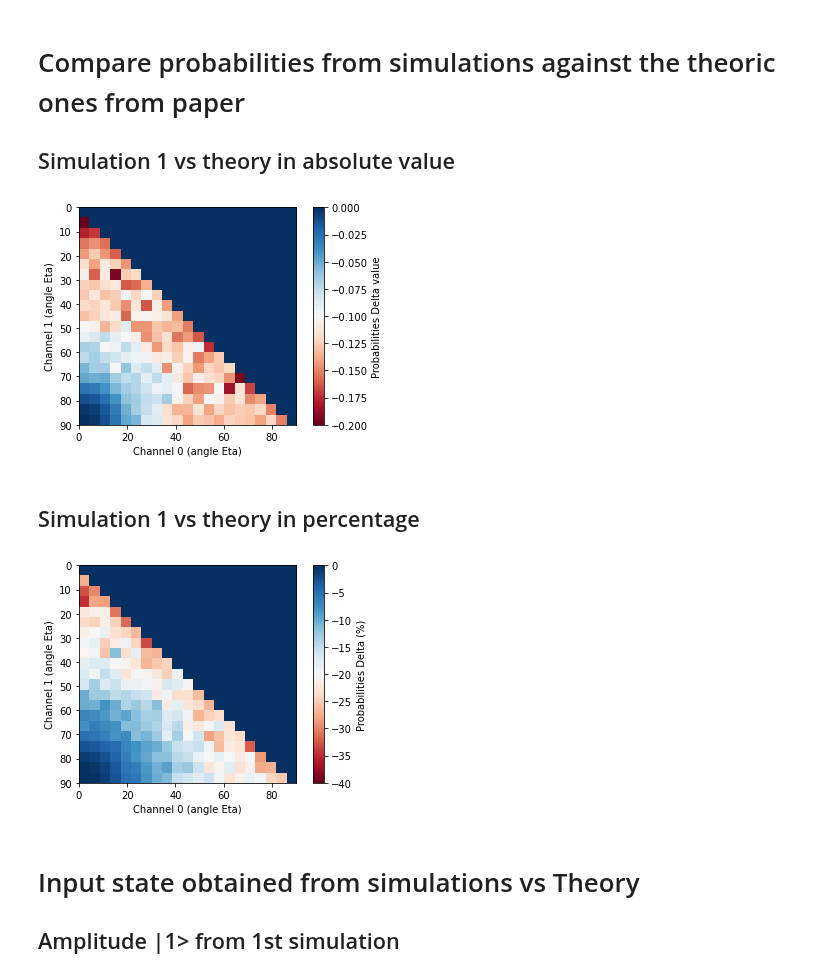
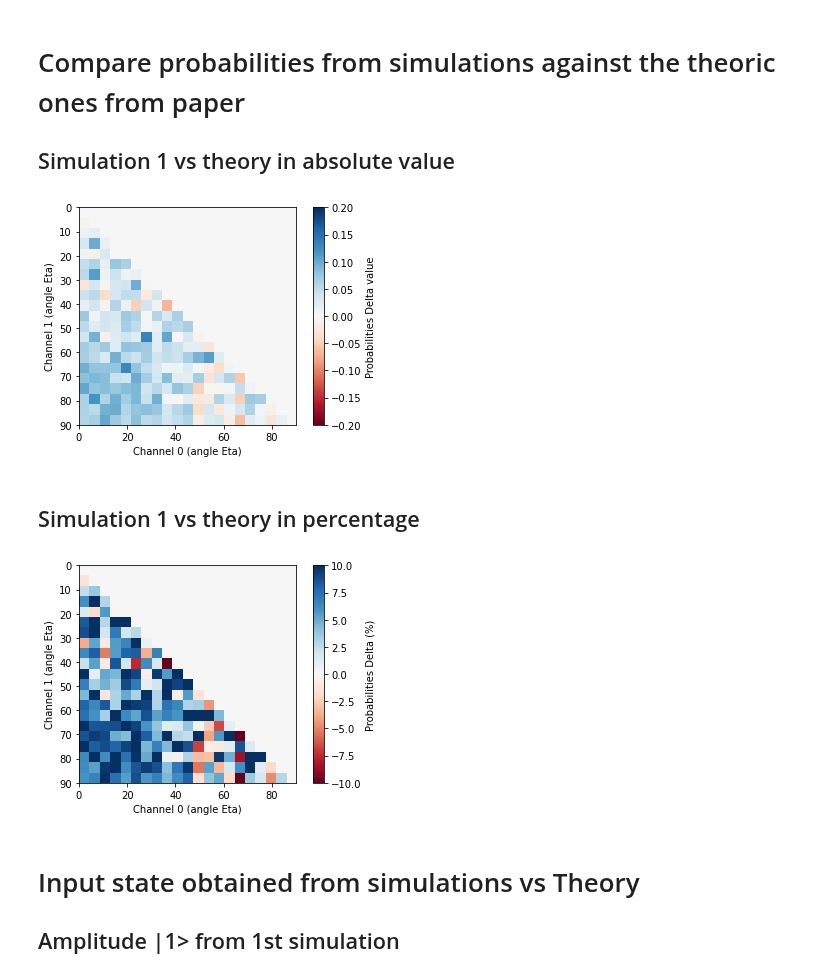
Before and after one commit to iamtxena/quantum-channel-discrimination, a Jupyter notebook: src/Probabilities and amplitudes from result2.ipynb, the cells around one changed output. Saved outputs shown, nothing was run; the diff lists cells and outputs as text; code cells hidden in the pictures.

```diff
--- a/src/Probabilities and amplitudes from result2.ipynb
+++ b/src/Probabilities and amplitudes from result2.ipynb
@@ -70,17 +72,17 @@ result1 = MAX
 Plot the probabilities array for both simulations
 # %%
 X1 = []
-for eta_pair in result1['lambda_pairs']:
+for eta_pair in result1['eta_pairs']:
+    X1.append(eta_pair[0])
     X1.append(eta_pair[1])
-    X1.append(eta_pair[0])
 X1 = sorted(list(dict.fromkeys(X1)))
 lenx1 = len(X1)
 probs1 = np.zeros((lenx1,lenx1))
 values1 = list(result1.values())
 for ind_prob in range(len(values1[2])):
-    ind_0 = X1.index(result1['lambda_pairs'][ind_prob][0])
-    ind_1 = X1.index(result1['lambda_pairs'][ind_prob][1])
-    probs1[ind_1, ind_0]= values1[2][ind_prob]
+    ind_0 = X1.index(result1['eta_pairs'][ind_prob][0])
+    ind_1 = X1.index(result1['eta_pairs'][ind_prob][1])
+    probs1[ind_0, ind_1]= values1[2][ind_prob]
 for i in range(len(X1)):
     probs1[i, i]= 0.5
 
@@ -99,7 +101,7 @@ plt.show()
 The following graph shows the optimization algorithm which provided the better result
 # %%
 X1 = []
-for eta_pair in result1['lambda_pairs']:
+for eta_pair in result1['eta_pairs']:
     X1.append(eta_pair[1])
     X1.append(eta_pair[0])
 X1 = sorted(list(dict.fromkeys(X1)))
@@ -107,8 +109,8 @@ lenx1 = len(X1)
 Optim1 = np.zeros((lenx1,lenx1))
 values1 = list(result1.values())
 for ind_prob in range(len(values1[1])):
-    ind_0 = X1.index(result1['lambda_pairs'][ind_prob][0])
-    ind_1 = X1.index(result1['lambda_pairs'][ind_prob][1])
+    ind_0 = X1.index(result1['eta_pairs'][ind_prob][0])
+    ind_1 = X1.index(result1['eta_pairs'][ind_prob][1])
     if values1[1][ind_prob] == 'CRS':
         Opt = 0.2
     elif values1[1][ind_prob] == 'DIRECT_L':
@@ -174,7 +176,7 @@ for eta_pair in two_pair_etas:
     Gamma = np.cos(GLOBAL_LAMBDA1) + np.cos(GLOBAL_LAMBDA0)
     if Gamma < 1/np.sqrt(2):
         best_probability = 1/2 + 1/4*(np.cos(GLOBAL_LAMBDA1) - np.cos(GLOBAL_LAMBDA0))/np.sqrt(1-Gamma*Gamma)
-        best_configuration = np.sqrt(1/(2 - 2 * Gamma * Gamma))
+        best_configuration = 1/(2 - 2 * Gamma * Gamma)
     else:
         best_probability = 1/2 * (np.sin(GLOBAL_LAMBDA0)*np.sin(GLOBAL_LAMBDA0) + np.cos(GLOBAL_LAMBDA1)*np.cos(GLOBAL_LAMBDA1))
         best_configuration = 1
@@ -224,47 +226,47 @@ plt.show()
 # Compare probabilities from simulations against the theoric ones from paper
  ## Simulation 1 vs theory in absolute value
 # %%
-Delta_prob2= probs3 - probs2
+Delta_prob1= probs3 - probs1
 
 fig = plt.figure('Difference in Probabilities (simulation vs. theory')
 ax1 = fig.add_subplot(111)
-im = ax1.imshow(Delta_prob2, cmap='RdBu', extent =(0, 90, 90, 0), vmin=-0.2, vmax=0)
+im = ax1.imshow(Delta_prob2, cmap='RdBu', extent =(0, 90, 90, 0), vmin=-0.2, vmax=0.2)
 cb = plt.colorbar(im, label = 'Probabilities Delta value')
 ax1.set_xlabel('Channel 0 (angle Eta)')
 ax1.set_ylabel('Channel 1 (angle Eta)')
 
 plt.show()
 # %% [output]
-[figure, old version]
+[figure, new version]
 # %% [markdown]
  ## Simulation 1 vs theory in percentage
 # %%
 Total_col, Total_row = Delta_prob1.shape
 col=Total_col
 Delta_Pc_prob1= np.zeros((Total_col,Total_row))
 while col > 0:
     row = Total_row
     while row > 0:
         if probs3[row-1, col-1] == 0:
             if Delta_prob1[row-1, col-1] == 0:
                 Delta_Pc_prob1[row-1, col-1]= 0
             else:
                 Delta_Pc_prob1[row-1, col-1]= 10000
         else:
             Delta_Pc_prob1[row-1, col-1] = 100*Delta_prob1[row-1, col-1]/probs3[row-1, col-1]
         row = row - 1
     col = col - 1
 
 fig = plt.figure('Deviation in % from theoric probability (simulation vs. theory')
 ax1 = fig.add_subplot(111)
-im = ax1.imshow(Delta_Pc_prob1, cmap='RdBu', extent =(0, 90, 90, 0), vmin=-40, vmax=0)
+im = ax1.imshow(Delta_Pc_prob1, cmap='RdBu', extent =(0, 90, 90, 0), vmin=-10, vmax=10)
 cb = plt.colorbar(im, label = 'Probabilities Delta (%)')
 ax1.set_xlabel('Channel 0 (angle Eta)')
 ax1.set_ylabel('Channel 1 (angle Eta)')
 
 plt.show()
 # %% [output]
-[figure, old version]
+[figure, new version]
 # %% [markdown]
 # Input state obtained from simulations vs Theory
 ## Amplitude |1> from 1st simulation
```
Also changed, not shown: parts of 7 cells of this notebook, 1 other file.
